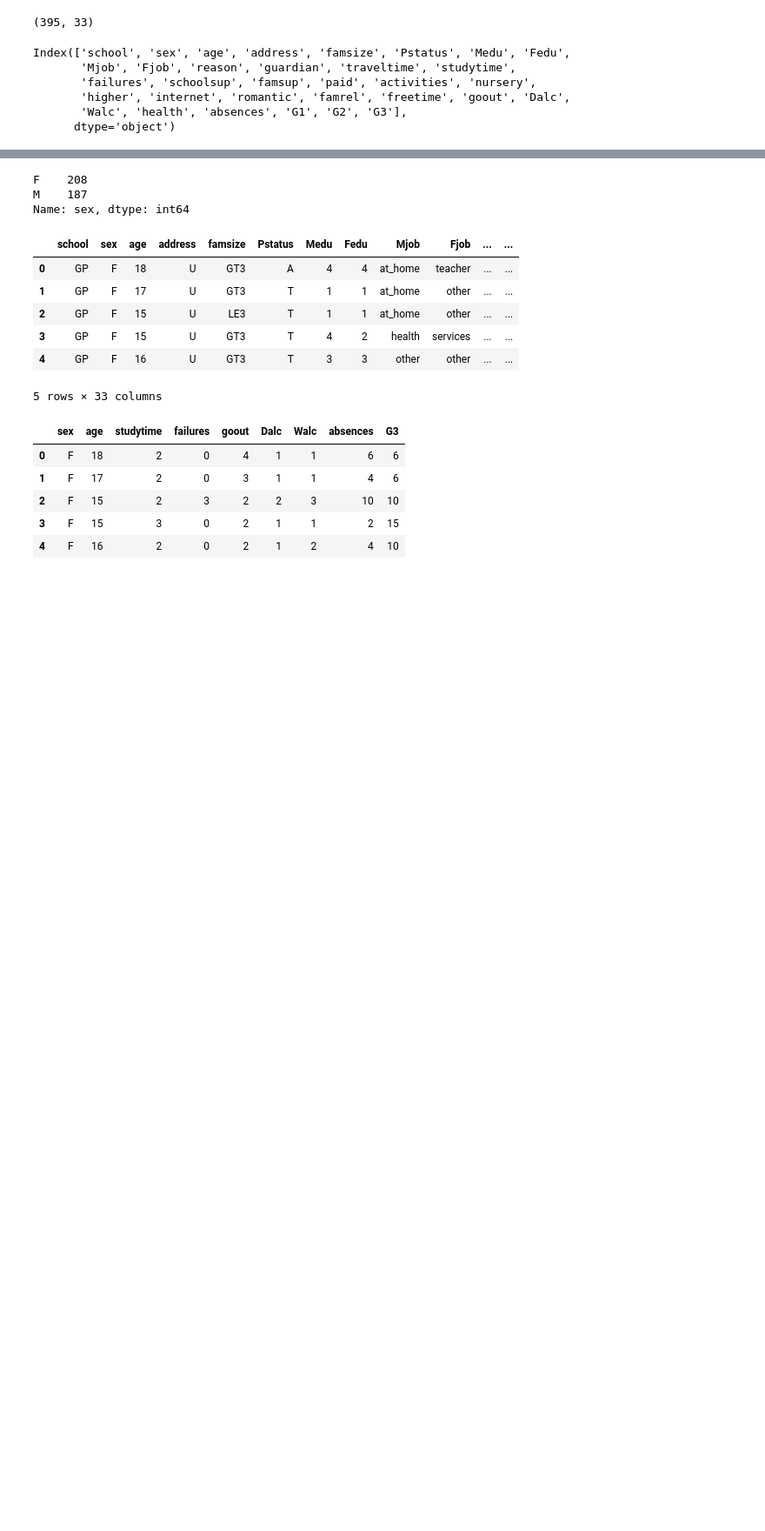
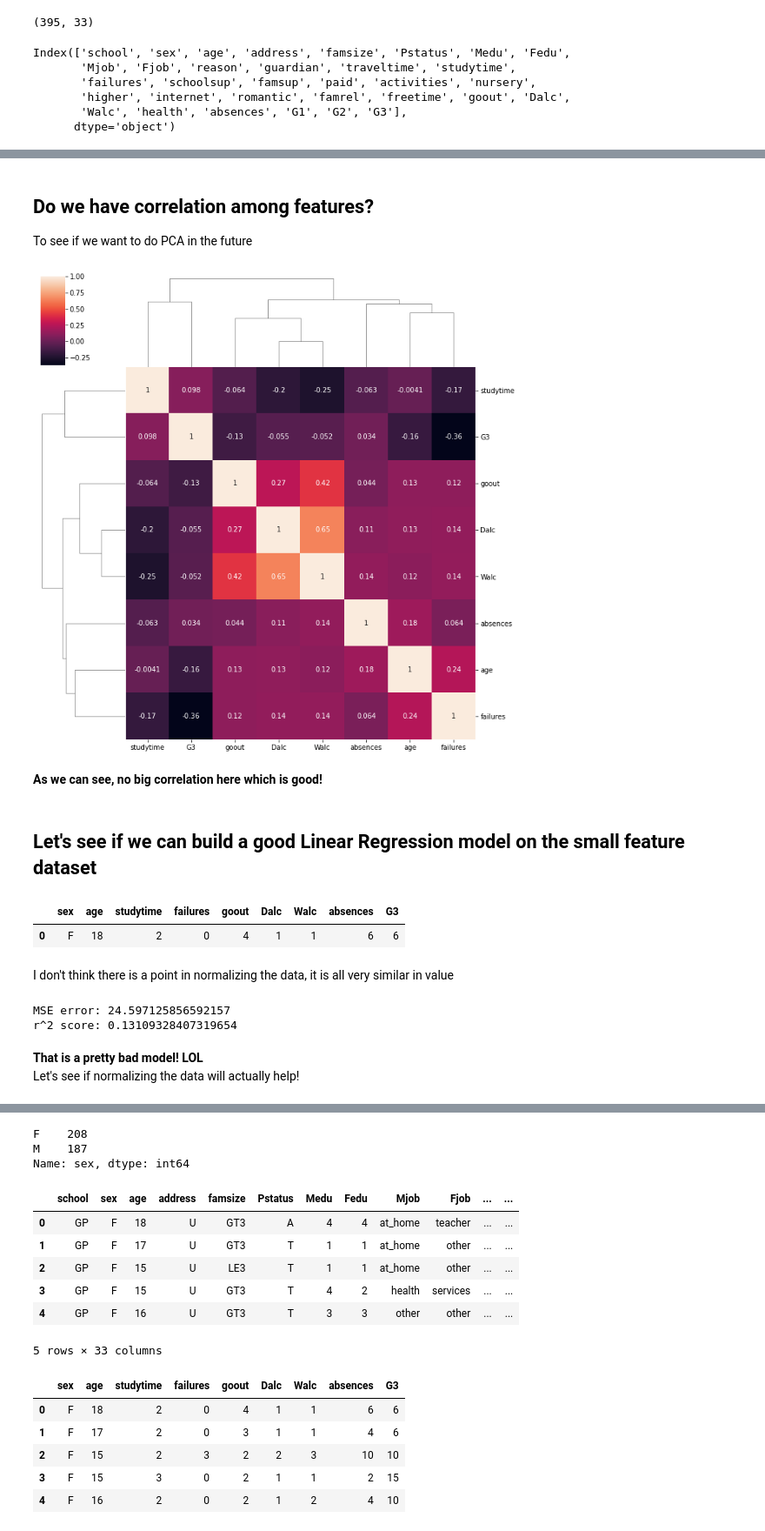
Before and after one commit to APNovichkov/python-ml, a Jupyter notebook: final-project/final-project.ipynb, the cells around one changed output, grey strips where cells are left out. Shown at 87% size. Drawn from its saved outputs; the diff is of its cells as text; code cells hidden in the pictures; blank space fills up the shorter version.

Commit message:
[add] Made some good progress on Final project

```diff
--- a/final-project/final-project.ipynb
+++ b/final-project/final-project.ipynb
@@ -41,3 +43,6 @@ Index(['school', 'sex', 'age', 'address', 'famsize', 'Pstatus', 'Medu', 'Fedu',
        'higher', 'internet', 'romantic', 'famrel', 'freetime', 'goout', 'Dalc',
        'Walc', 'health', 'absences', 'G1', 'G2', 'G3'],
       dtype='object')
+# %%
+feature_cols_small = ['sex', 'age', 'studytime', 'failures', 'goout', 'Dalc', 'Walc', 'absences', 'G3']
+feature_cols_big = ['sex', 'age', 'studytime', 'failures', 'goout', 'Dalc', 'Walc', 'absences', 'romantic', 'famrel', 'health', 'G1', 'G2', 'G3']
@@ -43,0 +52,4 @@ Index(['school', 'sex', 'age', 'address', 'famsize', 'Pstatus', 'Medu', 'Fedu',
+# %%
+sml_feature_df = df[feature_cols_small]
+males = sml_feature_df[sml_feature_df['sex'] == 'M']
+females = sml_feature_df[sml_feature_df['sex'] == 'F']
@@ -43,0 +89,16 @@ Index(['school', 'sex', 'age', 'address', 'famsize', 'Pstatus', 'Medu', 'Fedu',
+# %% [markdown]
+## Do we have correlation among features?
+To see if we want to do PCA in the future
+# %%
+_= sns.clustermap(data=sml_feature_df.corr(), annot=True)
+# %% [output]
+[figure, added]
+# %% [markdown]
+**As we can see, no big correlation here which is good!**
+# %% [markdown]
+## Let's see if we can build a good Linear Regression model on the small feature dataset
+# %%
+sml_feature_df[:1]
+# %% [output]
+|  | sex | age | studytime | failures | goout | Dalc | Walc | absences | G3 |
+| 0 | F | 18 | 2 | 0 | 4 | 1 | 1 | 6 | 6 |
@@ -43,0 +109,20 @@ Index(['school', 'sex', 'age', 'address', 'famsize', 'Pstatus', 'Medu', 'Fedu',
+# %% [markdown]
+I don't think there is a point in normalizing the data, it is all very similar in value
+# %%
+from sklearn.linear_model import LinearRegression
+from sklearn.metrics import mean_squared_error, r2_score
+from sklearn.model_selection import train_test_split
+
+X_train, X_test, y_train, y_test = train_test_split(X,y, test_size=.25, random_state=0)
+
+lin_reg = LinearRegression()
+lin_reg.fit(X_train, y_train)
+y_pred = lin_reg.predict(X_test)
+print(f'MSE error: {mean_squared_error(y_test, y_pred)}')
+print(f'r^2 score: {r2_score(y_test, y_pred)}')
+# %% [output]
+MSE error: 24.597125856592157
+r^2 score: 0.13109328407319654
+# %% [markdown]
+**That is a pretty bad model! LOL**
+Let's see if normalizing the data will actually help!
```
Also changed, not shown: parts of 40 cells of this notebook.
